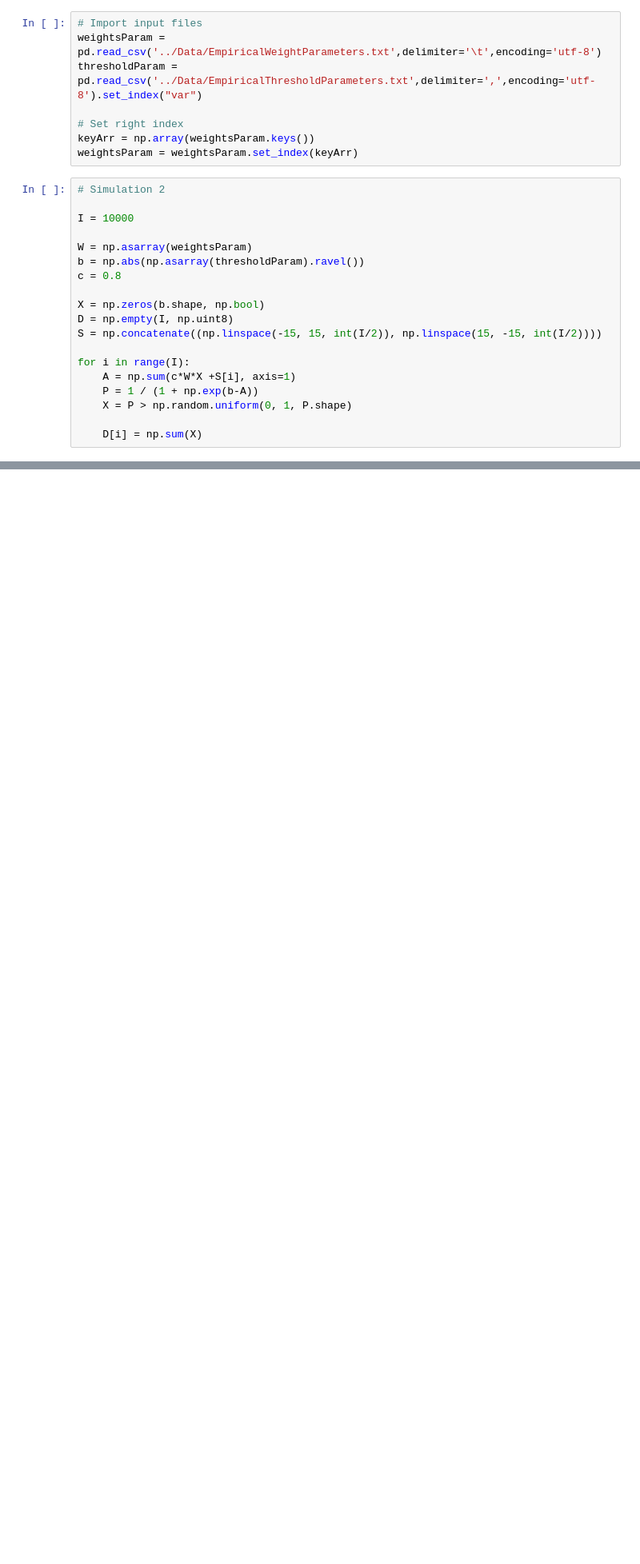
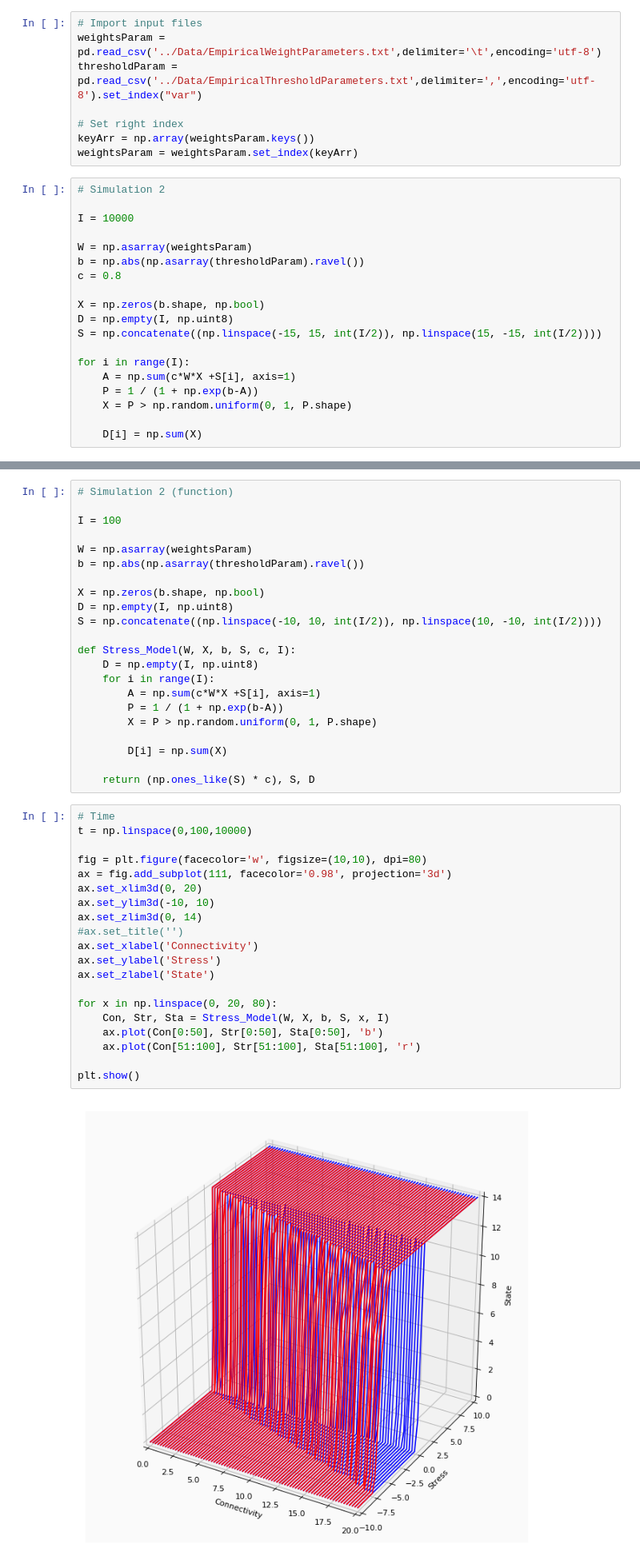
Before and after one commit to TamarTulp/Complex_systems, a Jupyter notebook: Code/Simulation 2.ipynb, the cells around one changed output, grey strips where cells are left out. Shown at 80% size. Saved outputs shown, nothing was run; the diff lists cells and outputs as text; blank space fills up the shorter version.

Commit message:
3D_plot

```diff
--- a/Code/Simulation 2.ipynb
+++ b/Code/Simulation 2.ipynb
@@ -99,0 +44,44 @@ plt.show()
+# %%
+# Simulation 2 (function)
+
+I = 100
+
+W = np.asarray(weightsParam)
+b = np.abs(np.asarray(thresholdParam).ravel())
+
+X = np.zeros(b.shape, np.bool)
+D = np.empty(I, np.uint8)
+S = np.concatenate((np.linspace(-10, 10, int(I/2)), np.linspace(10, -10, int(I/2))))
+
+def Stress_Model(W, X, b, S, c, I):
+    D = np.empty(I, np.uint8)
+    for i in range(I):
+        A = np.sum(c*W*X +S[i], axis=1)
+        P = 1 / (1 + np.exp(b-A))
+        X = P > np.random.uniform(0, 1, P.shape)
+
+        D[i] = np.sum(X)
+
+    return (np.ones_like(S) * c), S, D
+# %%
+# Time
+t = np.linspace(0,100,10000)
+
+fig = plt.figure(facecolor='w', figsize=(10,10), dpi=80)
+ax = fig.add_subplot(111, facecolor='0.98', projection='3d')
+ax.set_xlim3d(0, 20)
+ax.set_ylim3d(-10, 10)
+ax.set_zlim3d(0, 14)
+#ax.set_title('')
+ax.set_xlabel('Connectivity')
+ax.set_ylabel('Stress')
+ax.set_zlabel('State')
+
+for x in np.linspace(0, 20, 80):
+    Con, Str, Sta = Stress_Model(W, X, b, S, x, I)
+    ax.plot(Con[0:50], Str[0:50], Sta[0:50], 'b')
+    ax.plot(Con[51:100], Str[51:100], Sta[51:100], 'r')
+
+plt.show()
+# %% [output]
+[figure, added]
```
Also changed, not shown: parts of 3 cells of this notebook, 6 other files.
